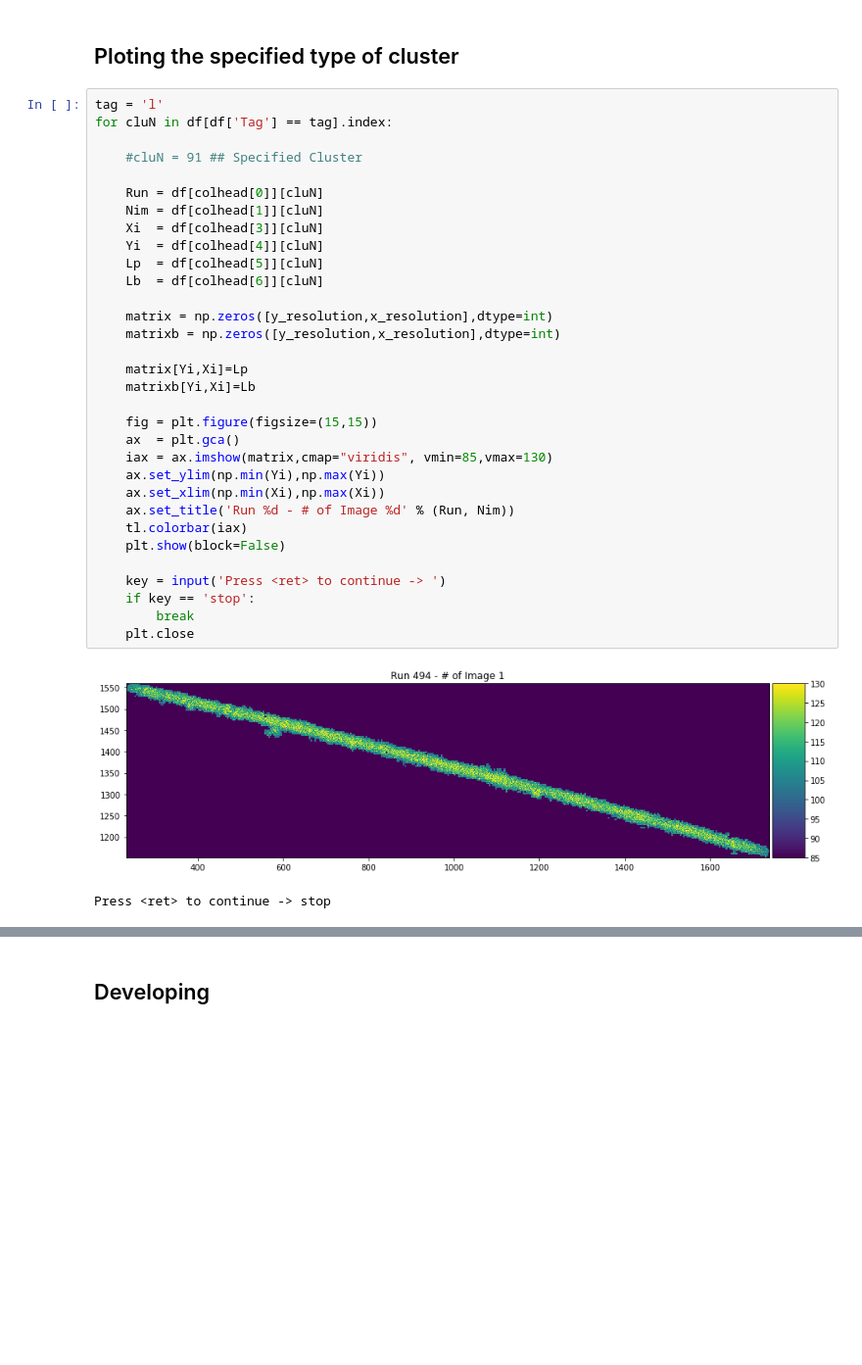
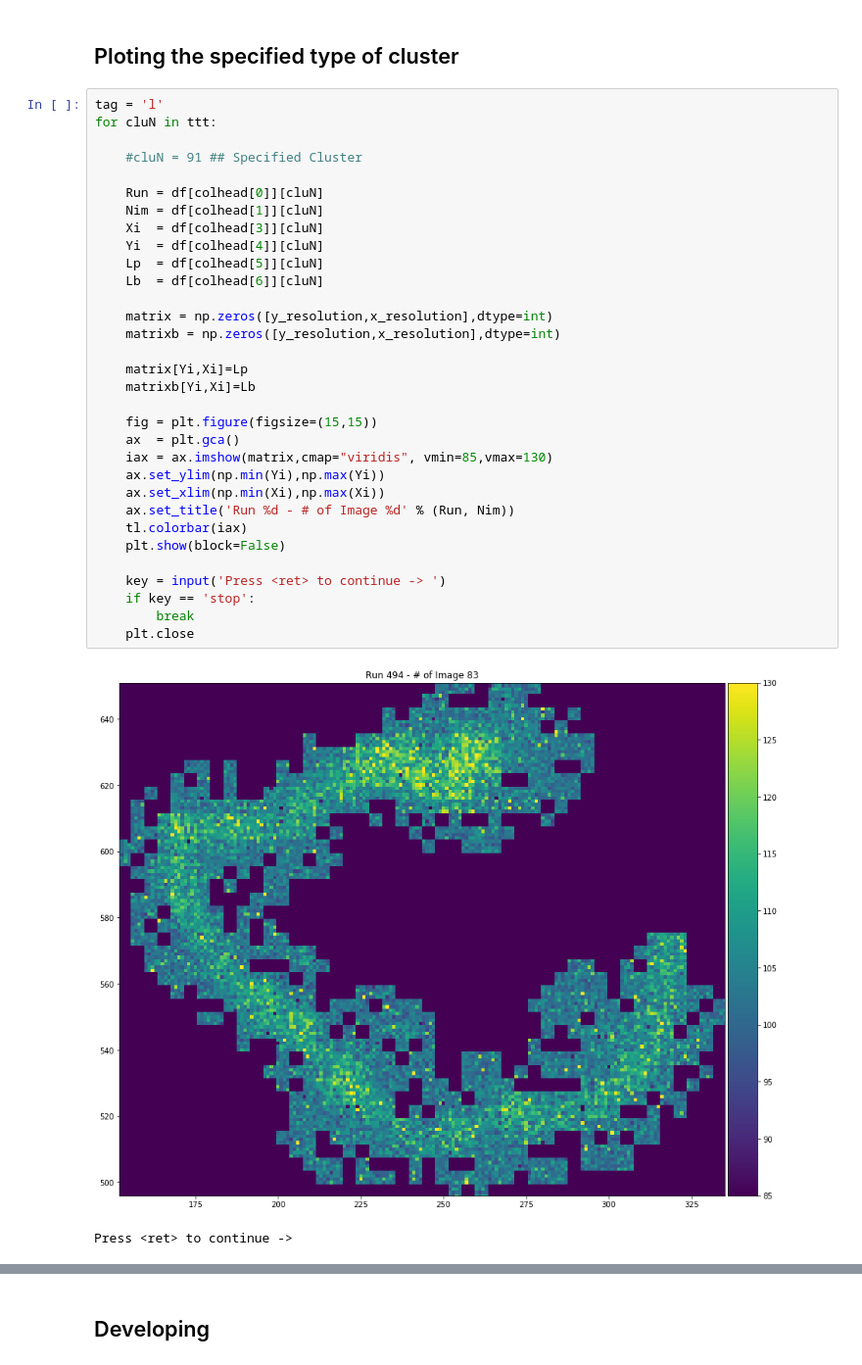
Before and after one commit to igorabritta/cygno, a Jupyter notebook: CreateVariables.ipynb, the cells around one changed output, grey strips where cells are left out. Shown at 98% size. Drawn from its saved outputs; the diff is of its cells as text; blank space fills up the shorter version.

```diff
--- a/CreateVariables.ipynb
+++ b/CreateVariables.ipynb
@@ -147,36 +144,36 @@ tl.plot2hist(SPP, bins = 25, nsd = 1, nse = 5, label='SumPixels', logx = False,
 ## Ploting the specified type of cluster
 # %%
 tag = 'l'
-for cluN in df[df['Tag'] == tag].index:
+for cluN in ttt:
 
     #cluN = 91 ## Specified Cluster
 
     Run = df[colhead[0]][cluN]
     Nim = df[colhead[1]][cluN]
     Xi  = df[colhead[3]][cluN]
     Yi  = df[colhead[4]][cluN]
     Lp  = df[colhead[5]][cluN]
     Lb  = df[colhead[6]][cluN]
 
     matrix = np.zeros([y_resolution,x_resolution],dtype=int)
     matrixb = np.zeros([y_resolution,x_resolution],dtype=int)
 
     matrix[Yi,Xi]=Lp
     matrixb[Yi,Xi]=Lb
 
     fig = plt.figure(figsize=(15,15))
     ax  = plt.gca()
     iax = ax.imshow(matrix,cmap="viridis", vmin=85,vmax=130)
     ax.set_ylim(np.min(Yi),np.max(Yi))
     ax.set_xlim(np.min(Xi),np.max(Xi))
     ax.set_title('Run %d - # of Image %d' % (Run, Nim))
     tl.colorbar(iax)
     plt.show(block=False)
 
     key = input('Press <ret> to continue -> ')
     if key == 'stop':
         break
     plt.close
 # %% [output]
-[figure, old version]
+[figure, new version]
-Press <ret> to continue -> stop
+Press <ret> to continue ->
```
Also changed, not shown: parts of 13 cells of this notebook, 2 other files.
